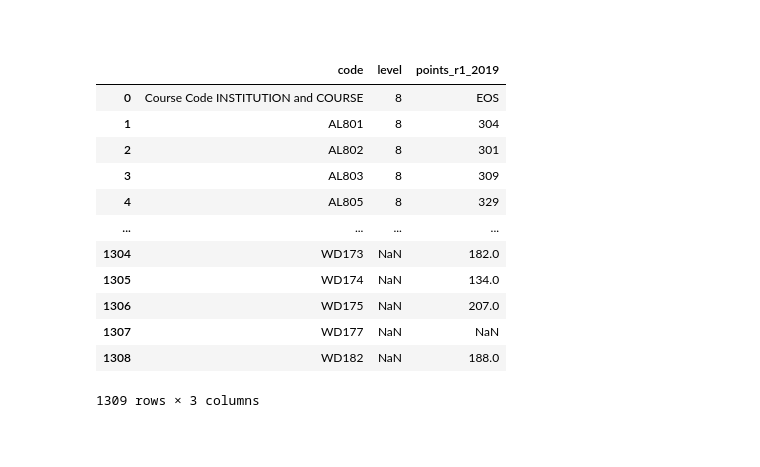
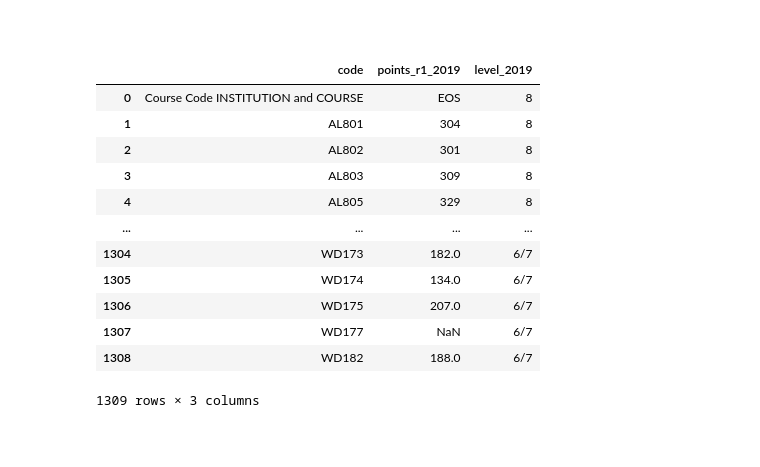
Before and after one commit to kmcd14/FofData-assessment, a Jupyter notebook: cao.ipynb, the cells around one changed output. Cells and saved outputs as stored; diff of their text form; code cells hidden in the pictures.

```diff
--- a/cao.ipynb
+++ b/cao.ipynb
@@ -892,9 +892,12 @@ path = '2019_points_2/'
 filelist = glob.glob(path + '2019_*.csv')
 
 # Merge them together with these column headings. Leaving blurb from pdf without skiprows
-df2019_2 = pd.concat([pd.read_csv(file, names=['code','title','points','median', 'level' ], skiprows=10) for file in filelist])
+df2019_2 = pd.concat([pd.read_csv(file, names=['code','title','points','median'], skiprows=10) for file in filelist])
 # %% [markdown]
 <br>
+# %%
+# Creating a new column at the second index
+df2019_2.insert(2, 'level', '6/7')
 # %% [markdown]
 <br>
 # %%
@@ -1464,22 +1473,22 @@ allcourses
 # %% [markdown]
 <br>
 # %%
-df2019_r1 = total2019[['code', 'level', 'points']]
-df2019_r1.columns = ['code', 'level','points_r1_2019']
+df2019_r1 = total2019[['code', 'points', 'level']]
+df2019_r1.columns = ['code', 'points_r1_2019', 'level_2019']
 df2019_r1
 # %% [output]
-|  | code | level | points_r1_2019 |
-| 0 | Course Code INSTITUTION and COURSE | 8 | EOS |
-| 1 | AL801 | 8 | 304 |
-| 2 | AL802 | 8 | 301 |
-| 3 | AL803 | 8 | 309 |
-| 4 | AL805 | 8 | 329 |
+|  | code | points_r1_2019 | level_2019 |
+| 0 | Course Code INSTITUTION and COURSE | EOS | 8 |
+| 1 | AL801 | 304 | 8 |
+| 2 | AL802 | 301 | 8 |
+| 3 | AL803 | 309 | 8 |
+| 4 | AL805 | 329 | 8 |
 | ... | ... | ... | ... |
-| 1304 | WD173 | NaN | 182.0 |
-| 1305 | WD174 | NaN | 134.0 |
-| 1306 | WD175 | NaN | 207.0 |
-| 1307 | WD177 | NaN | NaN |
-| 1308 | WD182 | NaN | 188.0 |
+| 1304 | WD173 | 182.0 | 6/7 |
+| 1305 | WD174 | 134.0 | 6/7 |
+| 1306 | WD175 | 207.0 | 6/7 |
+| 1307 | WD177 | NaN | 6/7 |
+| 1308 | WD182 | 188.0 | 6/7 |
 1309 rows × 3 columns
 # %% [markdown]
 <br>
```
Also changed, not shown: parts of 71 cells of this notebook.
